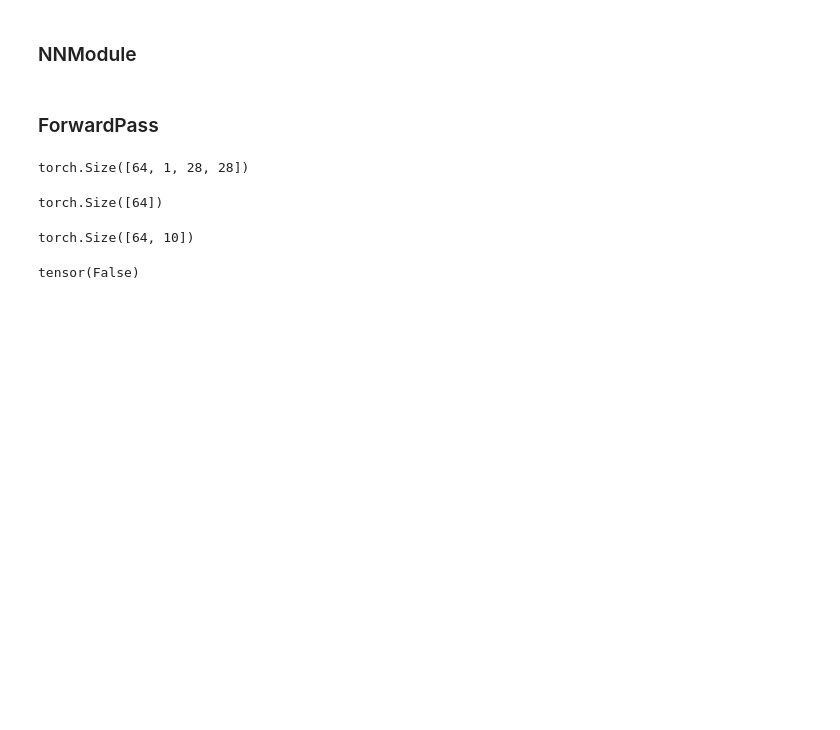
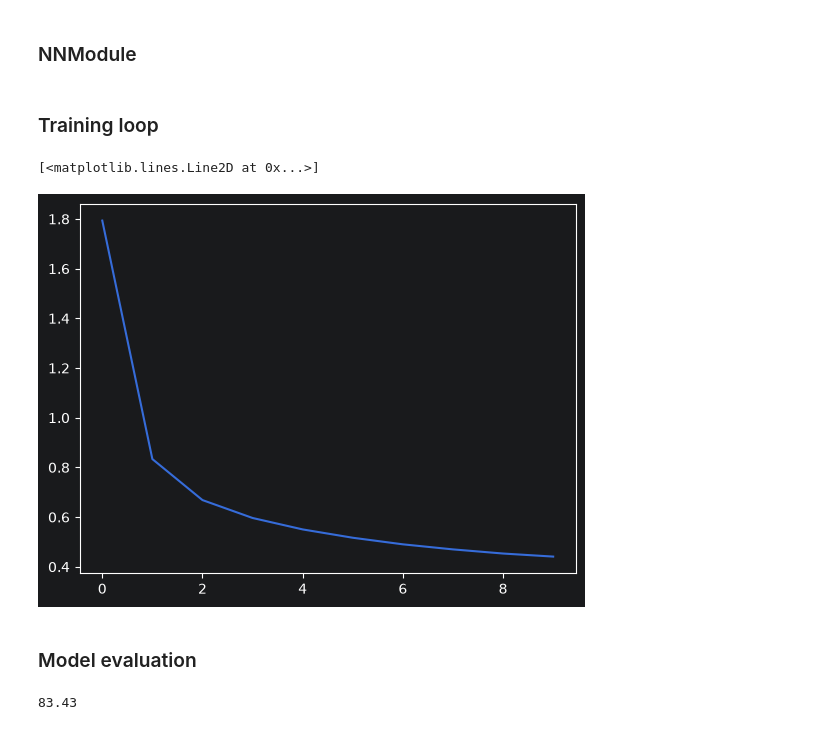
Before and after one commit to xJacoob/MachineLearning, a Jupyter notebook: FashionMNIST-MLP/fashion_mnist.ipynb, the cells around one changed output. Saved outputs shown, nothing was run; the diff lists cells and outputs as text; code cells hidden in the pictures; blank space fills up the shorter version.

Commit message:
Training loop

```diff
--- a/FashionMNIST-MLP/fashion_mnist.ipynb
+++ b/FashionMNIST-MLP/fashion_mnist.ipynb
@@ -57,23 +63,46 @@ class Model(nn.Module):
         logits = self.linear_relu_stack(x)
         return logits
 # %% [markdown]
-### ForwardPass
+### Training loop
-# %%
-X, y = next(iter(train_dataloader))
-X.shape
-# %% [output]
-torch.Size([64, 1, 28, 28])
-# %%
-y.shape
-# %% [output]
-torch.Size([64])
-# %%
-model = Model()
-output = model(X)
-output.shape
-# %% [output]
-torch.Size([64, 10])
-# %%
-torch.isnan(output).any()
-# %% [output]
-tensor(False)
+# %%
+device = torch.device("cuda" if torch.cuda.is_available() else "cpu")
+model = Model().to(device)
+
+criterion = CrossEntropyLoss()
+optimizer = optim.SGD(model.parameters(), lr=0.01)
+loss_history = []
+model.train()
+for epoch in range(10):
+    running_loss = 0
+    for X, y in train_dataloader:
+        X, y = X.to(device), y.to(device)
+        logits = model(X)
+        loss = criterion(logits, y)
+        running_loss += loss.item()
+        optimizer.zero_grad()
+        loss.backward()
+        optimizer.step()
+
+    loss_history.append(running_loss / len(train_dataloader))
+
+plt.plot(loss_history)
+# %% [output]
+[<matplotlib.lines.Line2D at 0x...>]
+[figure, added]
+# %% [markdown]
+### Model evaluation
+# %%
+model.eval()
+correct = 0
+total = 0
+with torch.no_grad():
+    for X, y in test_dataloader:
+        X, y = X.to(device), y.to(device)
+        logits = model(X)
+        predictions = logits.argmax(dim=1)
+        correct += (predictions == y).sum().item()
+        total += len(y)
+
+(correct / total) * 100
+# %% [output]
+83.43
```
Also changed, not shown: parts of 1 cell of this notebook, 1 other file.
